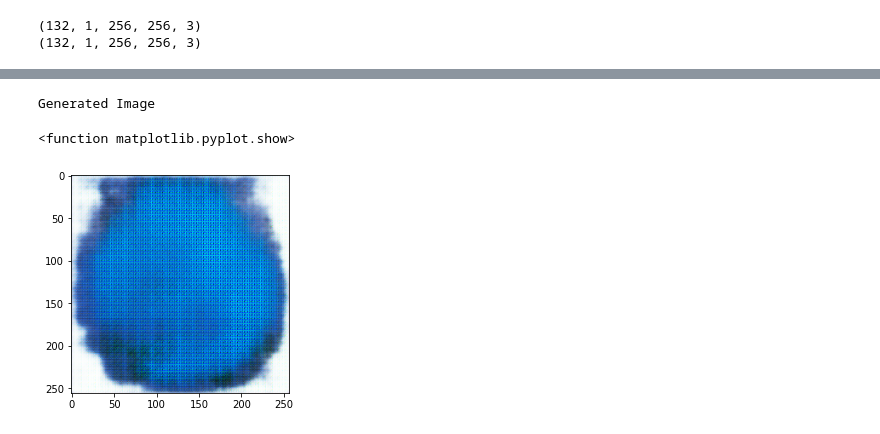
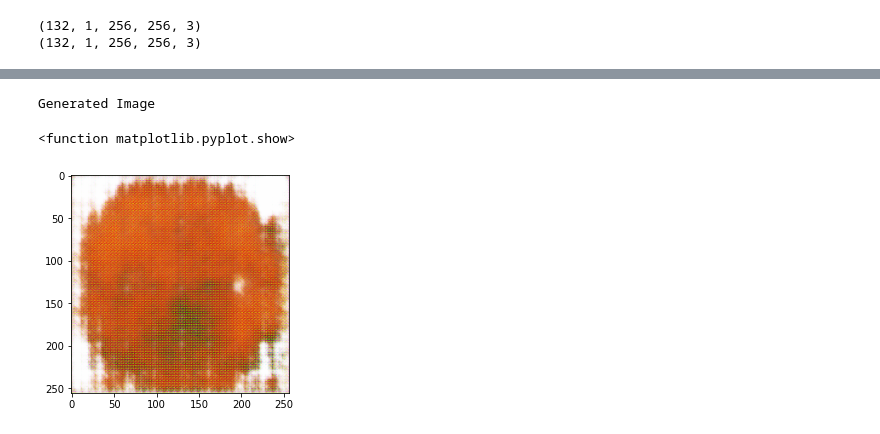
Before and after one commit to SamyakR99/GAN, a Jupyter notebook: Citrus/GAN_for_Citrus.ipynb, the cells around one changed output, grey strips where cells are left out. Drawn from its saved outputs; the diff is of its cells as text; code cells hidden in the pictures.

```diff
--- a/Citrus/GAN_for_Citrus.ipynb
+++ b/Citrus/GAN_for_Citrus.ipynb
@@ -295,16 +282,16 @@ _________________________________________________________________
 # %%
 
 from keras.models import load_model
 
 model = load_model('generator_model_350.h5')
-vector = np.asarray([[1.75 for _ in range(4096)]])
+vector = np.asarray([[0.3125757 for _ in range(256)]])
 
 x= model.predict(vector)
 x = (x+1)/2
 print("Generated Image")
 pyplot.imshow(x[0,:,:])
 pyplot.show
 # %% [output]
 Generated Image
 <function matplotlib.pyplot.show>
-[figure, old version]
+[figure, new version]
```
Also changed, not shown: parts of 6 cells of this notebook, 7 other files.
